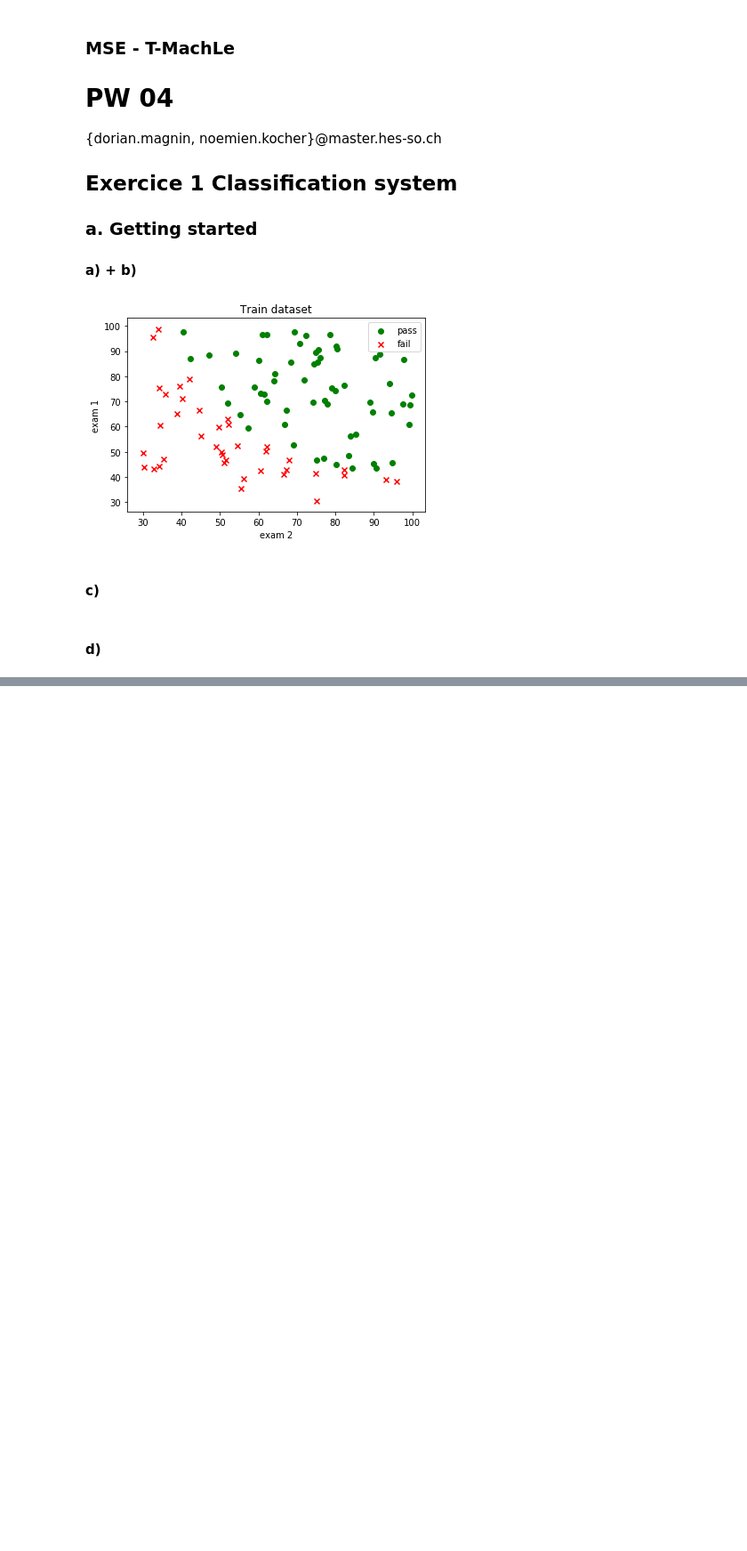
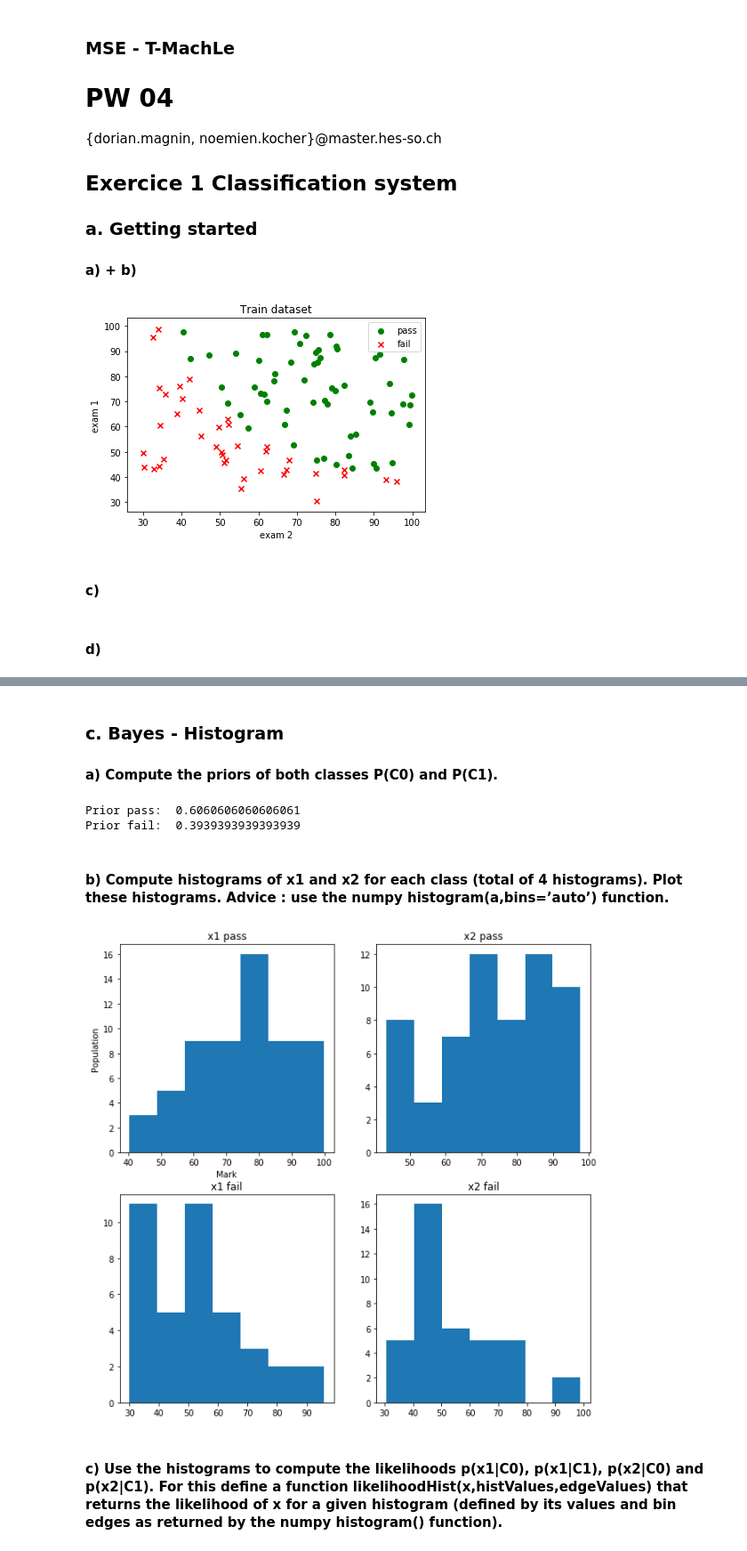
Before and after one commit to nkcr/MSE---T-MachLe, a Jupyter notebook: 04/MSE - T-MachLe - PW04.ipynb, the cells around one changed output, grey strips where cells are left out. Shown at 89% size. Cells and saved outputs as stored; diff of their text form; code cells hidden in the pictures; blank space fills up the shorter version.

```diff
--- a/04/MSE - T-MachLe - PW04.ipynb
+++ b/04/MSE - T-MachLe - PW04.ipynb
@@ -91,0 +134,40 @@ N:  99
+# %% [markdown]
+### c. Bayes - Histogram
+
+#### a) Compute the priors of both classes P(C0) and P(C1).
+# %%
+n_pass = 0
+n_fail = 0
+for i in range(0, N):
+    if y[i] == 0:
+        n_fail = n_fail + 1
+    if y[i] == 1:
+        n_pass = n_pass + 1
+
+print("Prior pass: ", n_pass/N)
+print("Prior fail: ", n_fail/N)
+# %% [output]
+Prior pass:  0.6060606060606061
+Prior fail:  0.3939393939393939
+# %% [markdown]
+#### b) Compute histograms of x1 and x2 for each class (total of 4 histograms). Plot these histograms. Advice : use the numpy histogram(a,bins=’auto’) function.
+# %%
+f1, ((ax1, ax2),(ax3, ax4)) = plt.subplots(2, 2, figsize=(10,10))
+
+ax1.hist(ones_x1, bins='auto')
+ax1.set_title("x1 pass")
+ax1.set_ylabel("Population")
+ax1.set_xlabel("Mark")
+ax2.hist(ones_x2, bins='auto')
+ax2.set_title("x2 pass")
+ax3.hist(zero_x1, bins='auto')
+ax3.set_title("x1 fail")
+ax4.hist(zero_x2, bins='auto')
+ax4.set_title("x2 fail")
+
+
+plt.show()
+# %% [output]
+[figure, added]
+# %% [markdown]
+#### c) Use the histograms to compute the likelihoods p(x1|C0), p(x1|C1), p(x2|C0) and p(x2|C1). For this define a function likelihoodHist(x,histValues,edgeValues) that returns the likelihood of x for a given histogram (defined by its values and bin edges as returned by the numpy histogram() function).
```
Also changed, not shown: parts of 8 cells of this notebook.
